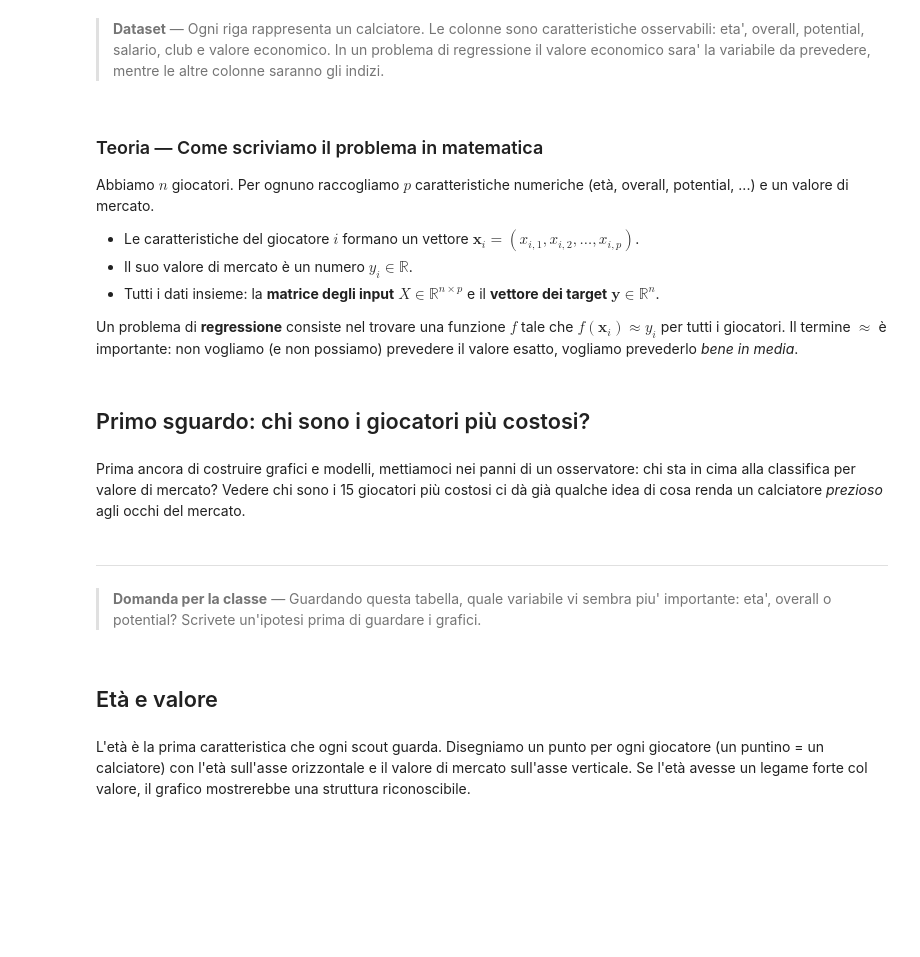
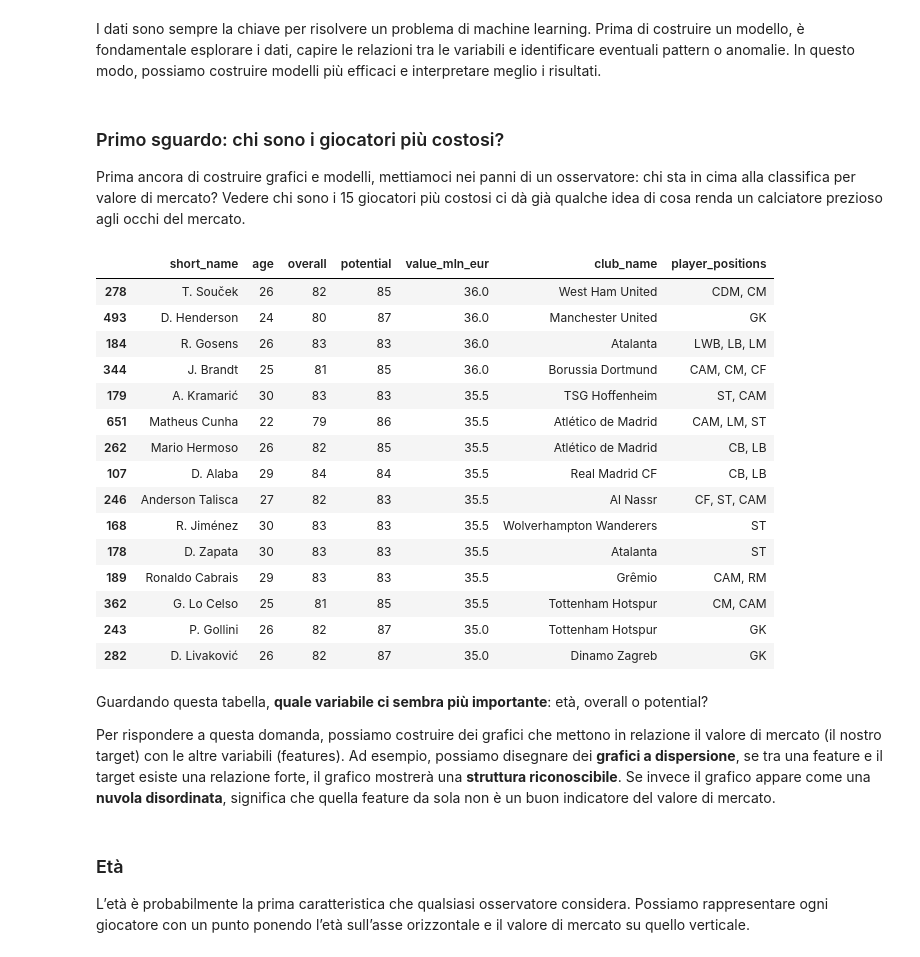
Before and after one commit to riccardoberta/regressione, a Jupyter notebook: 01_il_mistero_del_valore.ipynb, the cells around one changed output. Cells and saved outputs as stored; diff of their text form; code cells hidden in the pictures; blank space fills up the shorter version.

```diff
--- a/01_il_mistero_del_valore.ipynb
+++ b/01_il_mistero_del_valore.ipynb
@@ -72,30 +186,37 @@ df.head(10)
-# %% [markdown]
-> **Dataset** — Ogni riga rappresenta un calciatore. Le colonne sono caratteristiche osservabili: eta', overall, potential, salario, club e valore economico. In un problema di regressione il valore economico sara' la variabile da prevedere, mentre le altre colonne saranno gli indizi.
-# %% [markdown]
-### Teoria — Come scriviamo il problema in matematica
-
-Abbiamo $n$ giocatori. Per ognuno raccogliamo $p$ caratteristiche numeriche (età, overall, potential, ...) e un valore di mercato.
-
-- Le caratteristiche del giocatore $i$ formano un vettore $\mathbf{x}_i = (x_{i,1}, x_{i,2}, \dots, x_{i,p})$.
-- Il suo valore di mercato è un numero $y_i \in \mathbb{R}$.
-- Tutti i dati insieme: la **matrice degli input** $X \in \mathbb{R}^{n \times p}$ e il **vettore dei target** $\mathbf{y} \in \mathbb{R}^n$.
-
-Un problema di **regressione** consiste nel trovare una funzione $f$ tale che $f(\mathbf{x}_i) \approx y_i$ per tutti i giocatori. Il termine $\approx$ è importante: non vogliamo (e non possiamo) prevedere il valore esatto, vogliamo prevederlo *bene in media*.
+# %% [markdown]
+I dati sono sempre la chiave per risolvere un problema di machine learning. Prima di costruire un modello, è fondamentale esplorare i dati, capire le relazioni tra le variabili e identificare eventuali pattern o anomalie. In questo modo, possiamo costruire modelli più efficaci e interpretare meglio i risultati.
 # %% [markdown]
-## Primo sguardo: chi sono i giocatori più costosi?
+### Primo sguardo: chi sono i giocatori più costosi?
+
+Prima ancora di costruire grafici e modelli, mettiamoci nei panni di un osservatore: chi sta in cima alla classifica per valore di mercato? Vedere chi sono i 15 giocatori più costosi ci dà già qualche idea di cosa renda un calciatore prezioso agli occhi del mercato.
-# %% [markdown]
-Prima ancora di costruire grafici e modelli, mettiamoci nei panni di un osservatore: chi sta in cima alla classifica per valore di mercato? Vedere chi sono i 15 giocatori più costosi ci dà già qualche idea di cosa renda un calciatore *prezioso* agli occhi del mercato.
 # %%
-df.sort_values("value_eur", ascending=False)[[
+dataset.sort_values("value_eur", ascending=False)[[
     "short_name", "age", "overall", "potential",
     "value_mln_eur", "club_name", "player_positions"
 ]].head(15)
+# %% [output]
+|  | short_name | age | overall | potential | value_mln_eur | club_name | player_positions |
+| 278 | T. Souček | 26 | 82 | 85 | 36.0 | West Ham United | CDM, CM |
+| 493 | D. Henderson | 24 | 80 | 87 | 36.0 | Manchester United | GK |
+| 184 | R. Gosens | 26 | 83 | 83 | 36.0 | Atalanta | LWB, LB, LM |
+| 344 | J. Brandt | 25 | 81 | 85 | 36.0 | Borussia Dortmund | CAM, CM, CF |
+| 179 | A. Kramarić | 30 | 83 | 83 | 35.5 | TSG Hoffenheim | ST, CAM |
+| 651 | Matheus Cunha | 22 | 79 | 86 | 35.5 | Atlético de Madrid | CAM, LM, ST |
+| 262 | Mario Hermoso | 26 | 82 | 85 | 35.5 | Atlético de Madrid | CB, LB |
+| 107 | D. Alaba | 29 | 84 | 84 | 35.5 | Real Madrid CF | CB, LB |
+| 246 | Anderson Talisca | 27 | 82 | 83 | 35.5 | Al Nassr | CF, ST, CAM |
+| 168 | R. Jiménez | 30 | 83 | 83 | 35.5 | Wolverhampton Wanderers | ST |
+| 178 | D. Zapata | 30 | 83 | 83 | 35.5 | Atalanta | ST |
+| 189 | Ronaldo Cabrais | 29 | 83 | 83 | 35.5 | Grêmio | CAM, RM |
+| 362 | G. Lo Celso | 25 | 81 | 85 | 35.5 | Tottenham Hotspur | CM, CAM |
+| 243 | P. Gollini | 26 | 82 | 87 | 35.0 | Tottenham Hotspur | GK |
+| 282 | D. Livaković | 26 | 82 | 87 | 35.0 | Dinamo Zagreb | GK |
 # %% [markdown]
----
+Guardando questa tabella, **quale variabile ci sembra più importante**: età, overall o potential?
 
-> **Domanda per la classe** — Guardando questa tabella, quale variabile vi sembra piu' importante: eta', overall o potential? Scrivete un'ipotesi prima di guardare i grafici.
+Per rispondere a questa domanda, possiamo costruire dei grafici che mettono in relazione il valore di mercato (il nostro target) con le altre variabili (features). Ad esempio, possiamo disegnare dei **grafici a dispersione**, se tra una feature e il target esiste una relazione forte, il grafico mostrerà una **struttura riconoscibile**. Se invece il grafico appare come una **nuvola disordinata**, significa che quella feature da sola non è un buon indicatore del valore di mercato.
 # %% [markdown]
-## Età e valore
+### Età
+
+L’età è probabilmente la prima caratteristica che qualsiasi osservatore considera. Possiamo rappresentare ogni giocatore con un punto ponendo l’età sull’asse orizzontale e il valore di mercato su quello verticale.
-# %% [markdown]
-L'età è la prima caratteristica che ogni scout guarda. Disegniamo un punto per ogni giocatore (un puntino = un calciatore) con l'età sull'asse orizzontale e il valore di mercato sull'asse verticale. Se l'età avesse un legame forte col valore, il grafico mostrerebbe una struttura riconoscibile.
 # %%
```
Also changed, not shown: parts of 34 cells of this notebook.
